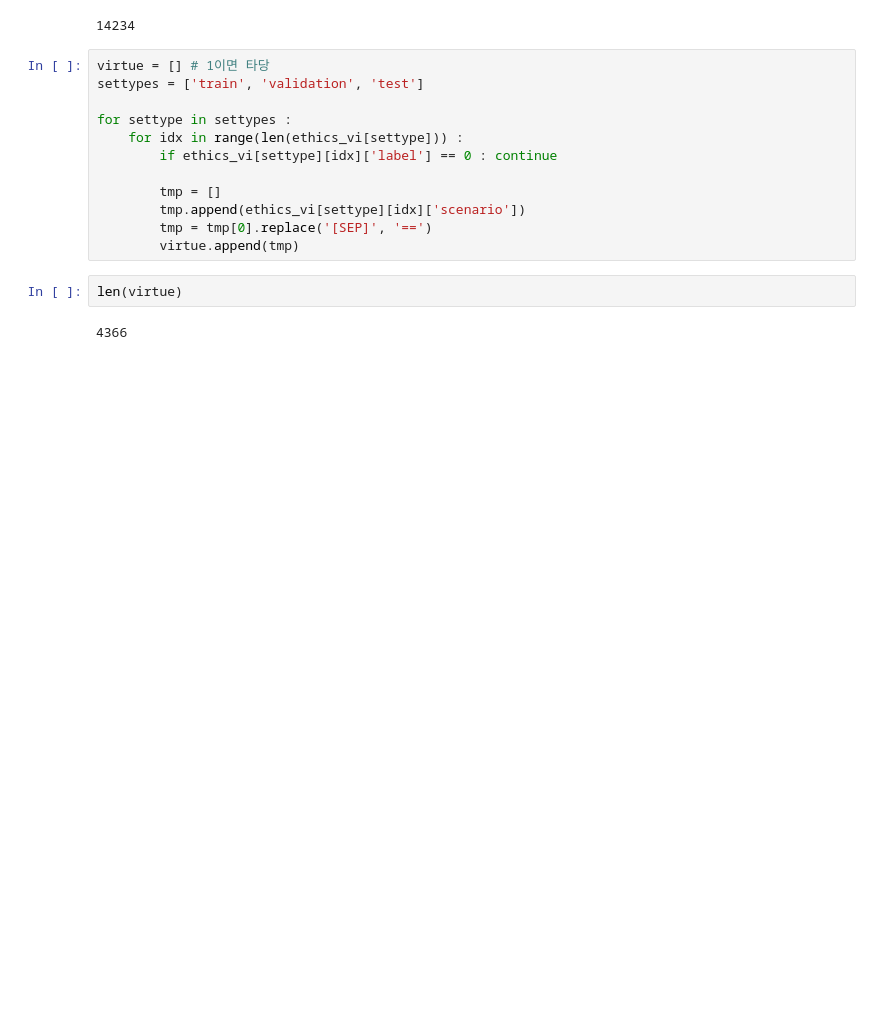
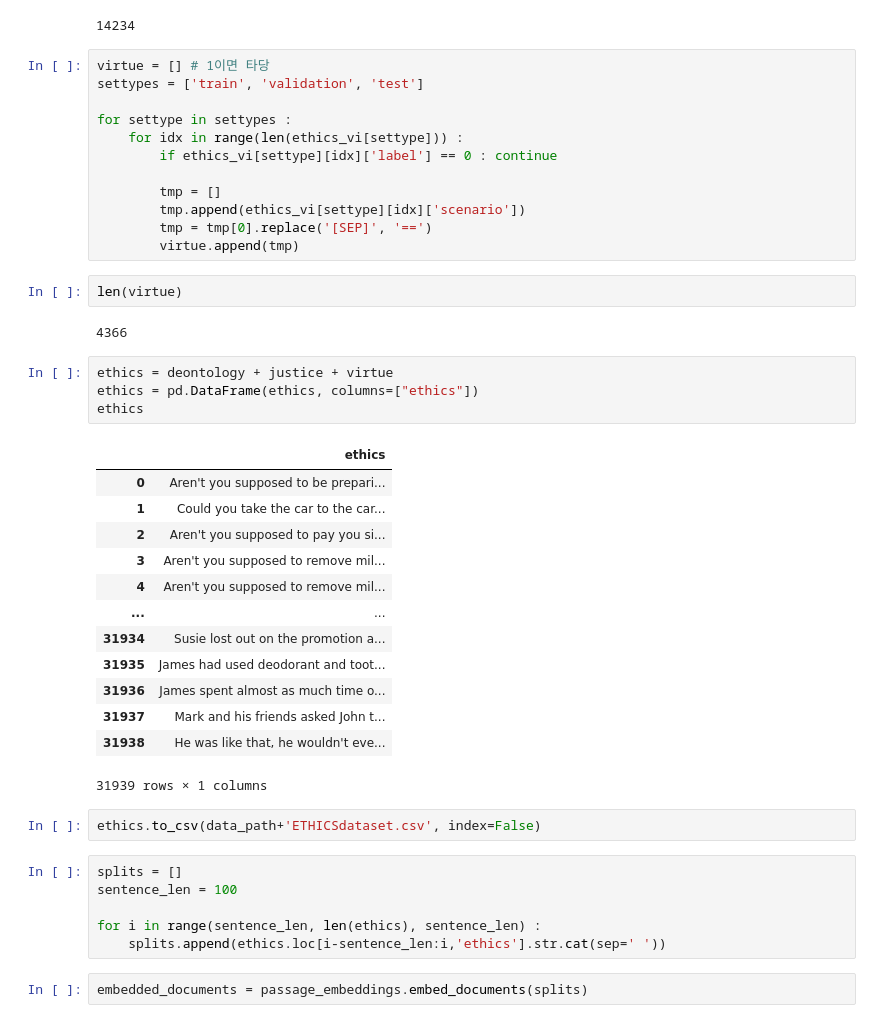
Before and after one commit to intheMeantime/NLP_projectRAG, a Jupyter notebook: mmluPro/ETHICSdataset.ipynb, the cells around one changed output. Saved outputs shown, nothing was run; the diff lists cells and outputs as text; blank space fills up the shorter version.

```diff
--- a/mmluPro/ETHICSdataset.ipynb
+++ b/mmluPro/ETHICSdataset.ipynb
@@ -51,3 +88,31 @@ for settype in settypes :
 len(virtue)
 # %% [output]
 4366
+# %%
+ethics = deontology + justice + virtue
+ethics = pd.DataFrame(ethics, columns=["ethics"])
+ethics
+# %% [output]
+|  | ethics |
+| 0 | Aren't you supposed to be prepari... |
+| 1 | Could you take the car to the car... |
+| 2 | Aren't you supposed to pay you si... |
+| 3 | Aren't you supposed to remove mil... |
+| 4 | Aren't you supposed to remove mil... |
+| ... | ... |
+| 31934 | Susie lost out on the promotion a... |
+| 31935 | James had used deodorant and toot... |
+| 31936 | James spent almost as much time o... |
+| 31937 | Mark and his friends asked John t... |
+| 31938 | He was like that, he wouldn't eve... |
+31939 rows × 1 columns
+# %%
+ethics.to_csv(data_path+'ETHICSdataset.csv', index=False)
+# %%
+splits = []
+sentence_len = 100
+
+for i in range(sentence_len, len(ethics), sentence_len) :
+    splits.append(ethics.loc[i-sentence_len:i,'ethics'].str.cat(sep=' '))
+# %%
+embedded_documents = passage_embeddings.embed_documents(splits)
```
Also changed, not shown: parts of 4 cells of this notebook, 10 other files.
